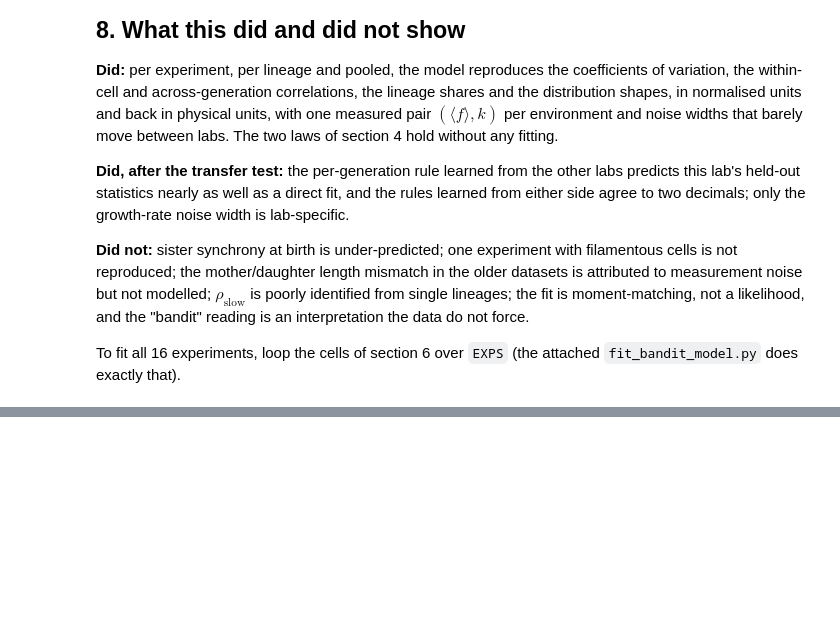
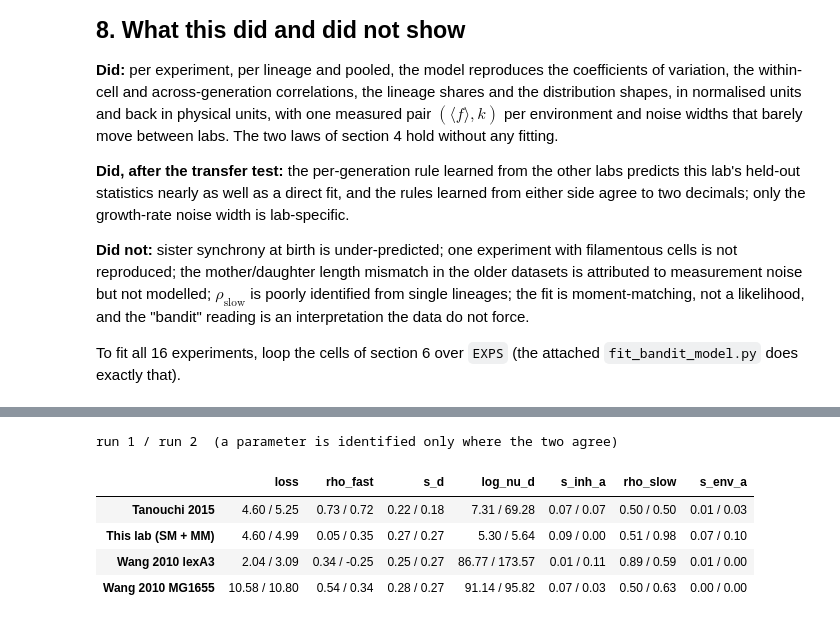
Before and after one commit to astawsky/Multiple-Timescales-in-Bacterial-Growth-Homeostasis, a Jupyter notebook: BayesianBanditModel/growth_homeostasis_bandit.ipynb, the cells around one changed output, grey strips where cells are left out. Drawn from its saved outputs; the diff is of its cells as text; code cells hidden in the pictures; blank space fills up the shorter version.

```diff
--- a/BayesianBanditModel/growth_homeostasis_bandit.ipynb
+++ b/BayesianBanditModel/growth_homeostasis_bandit.ipynb
@@ -557,0 +632,17 @@ To fit all 16 experiments, loop the cells of section 6 over `EXPS` (the attached
+# %%
+# --- Fix 2: did the two CMA-ES restarts per lab agree? ----------------------------
+show = ['rho_fast', 's_d', 'log_nu_d', 's_inh_a', 'rho_slow', 's_env_a']
+conv = {}
+for g, r in F5.items():
+    a, b = r['run_params']
+    conv[g] = {'loss': f"{r['run_losses'][0]:.2f} / {r['run_losses'][1]:.2f}"}
+    conv[g].update({p: f"{(np.exp(a[p]) if p.startswith('log') else a[p]):.2f} / {(np.exp(b[p]) if p.startswith('log') else b[p]):.2f}" for p in show})
+print('run 1 / run 2  (a parameter is identified only where the two agree)')
+pd.DataFrame(conv).T
+# %% [output]
+run 1 / run 2  (a parameter is identified only where the two agree)
+|  | loss | rho_fast | s_d | log_nu_d | s_inh_a | rho_slow | s_env_a |
+| Tanouchi 2015 | 4.60 / 5.25 | 0.73 / 0.72 | 0.22 / 0.18 | 7.31 / 69.28 | 0.07 / 0.07 | 0.50 / 0.50 | 0.01 / 0.03 |
+| This lab (SM + MM) | 4.60 / 4.99 | 0.05 / 0.35 | 0.27 / 0.27 | 5.30 / 5.64 | 0.09 / 0.00 | 0.51 / 0.98 | 0.07 / 0.10 |
+| Wang 2010 lexA3 | 2.04 / 3.09 | 0.34 / -0.25 | 0.25 / 0.27 | 86.77 / 173.57 | 0.01 / 0.11 | 0.89 / 0.59 | 0.01 / 0.00 |
+| Wang 2010 MG1655 | 10.58 / 10.80 | 0.54 / 0.34 | 0.28 / 0.27 | 91.14 / 95.82 | 0.07 / 0.03 | 0.50 / 0.63 | 0.00 / 0.00 |
```
Also changed, not shown: parts of 7 cells of this notebook, 6 other files.
